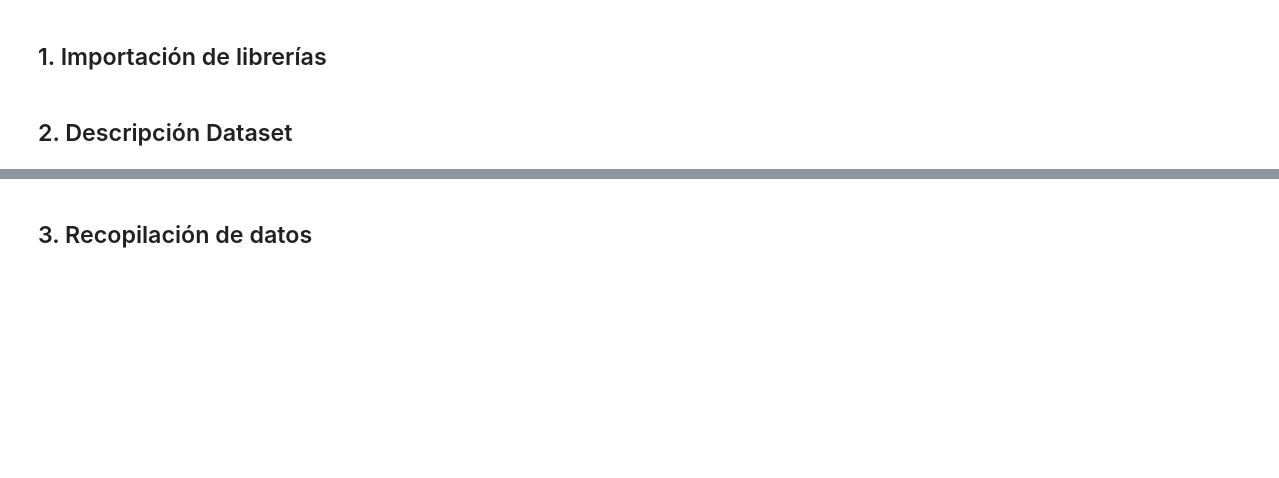
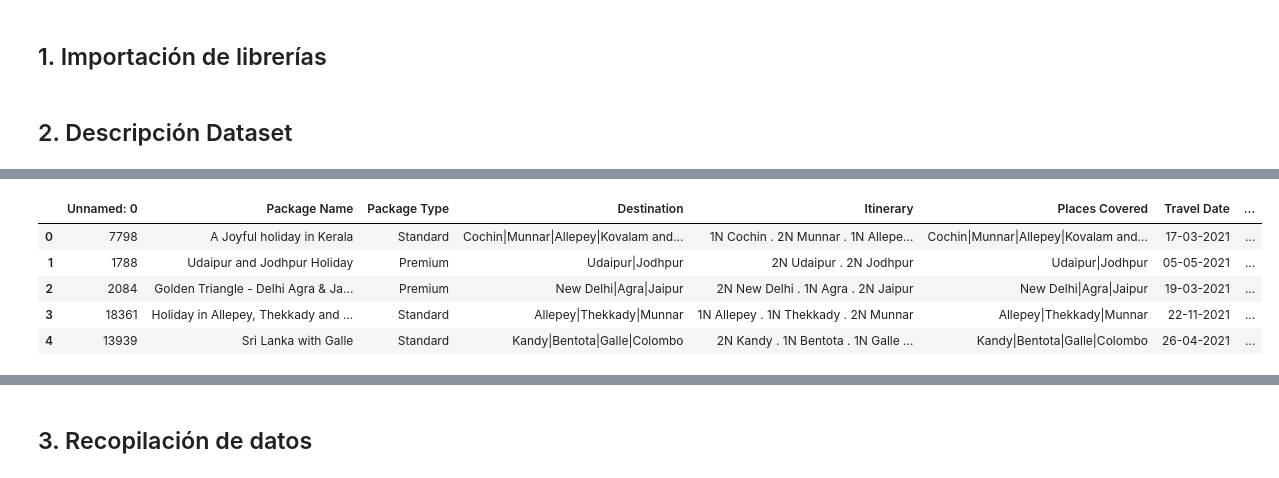
Before and after one commit to diegoquezadac/omicron, a Jupyter notebook: taller-2/taller-2.ipynb, the cells around one changed output, grey strips where cells are left out. Drawn from its saved outputs; the diff is of its cells as text; code cells hidden in the pictures; blank space fills up the shorter version.

```diff
--- a/taller-2/taller-2.ipynb
+++ b/taller-2/taller-2.ipynb
@@ -338,0 +363,9 @@ from sklearn.feature_selection import VarianceThreshold
+# %%
+test.head()
+# %% [output]
+|  | Unnamed: 0 | Package Name | Package Type | Destination | Itinerary | Places Covered | Travel Date | ... |
+| 0 | 7798 | A Joyful holiday in Kerala | Standard | Cochin|Munnar|Allepey|Kovalam and... | 1N Cochin . 2N Munnar . 1N Allepe... | Cochin|Munnar|Allepey|Kovalam and... | 17-03-2021 | ... |
+| 1 | 1788 | Udaipur and Jodhpur Holiday | Premium | Udaipur|Jodhpur | 2N Udaipur . 2N Jodhpur | Udaipur|Jodhpur | 05-05-2021 | ... |
+| 2 | 2084 | Golden Triangle - Delhi Agra & Ja... | Premium | New Delhi|Agra|Jaipur | 2N New Delhi . 1N Agra . 2N Jaipur | New Delhi|Agra|Jaipur | 19-03-2021 | ... |
+| 3 | 18361 | Holiday in Allepey, Thekkady and ... | Standard | Allepey|Thekkady|Munnar | 1N Allepey . 1N Thekkady . 2N Munnar | Allepey|Thekkady|Munnar | 22-11-2021 | ... |
+| 4 | 13939 | Sri Lanka with Galle | Standard | Kandy|Bentota|Galle|Colombo | 2N Kandy . 1N Bentota . 1N Galle ... | Kandy|Bentota|Galle|Colombo | 26-04-2021 | ... |
```
Also changed, not shown: parts of 199 cells of this notebook.
